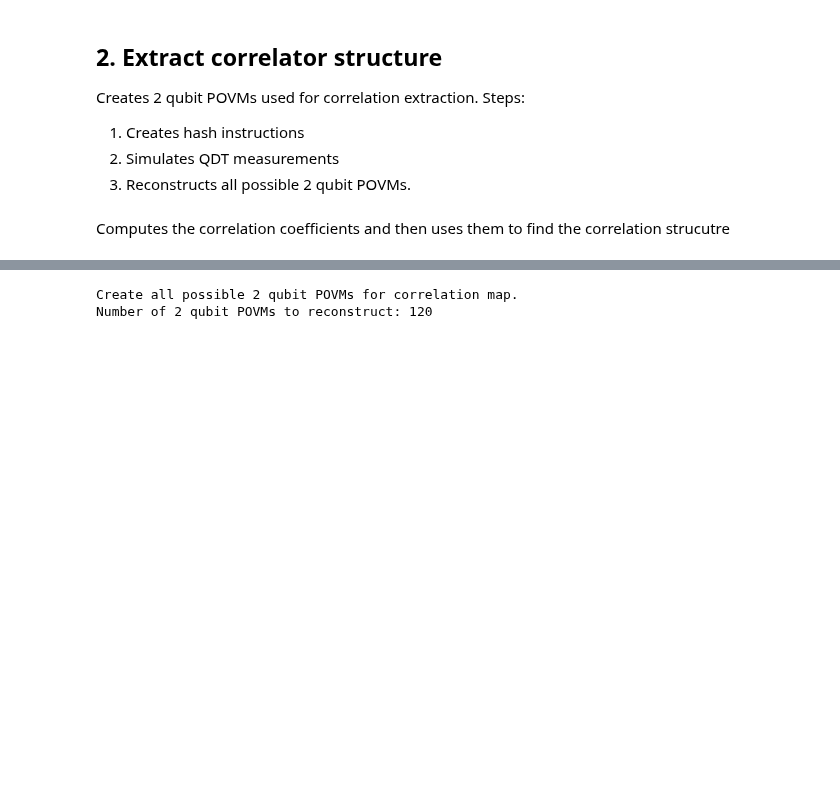
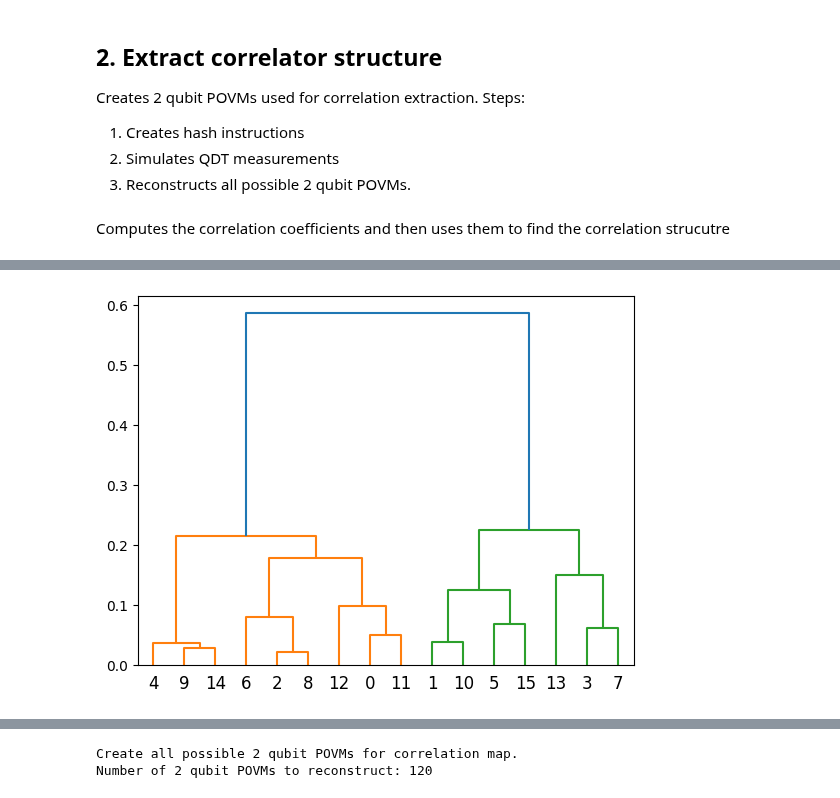
Before and after one commit to AdrianAasen/CREMST, a Jupyter notebook: Scalable_QREM.ipynb, the cells around one changed output, grey strips where cells are left out. Saved outputs shown, nothing was run; the diff lists cells and outputs as text; code cells hidden in the pictures; blank space fills up the shorter version.

```diff
--- a/Scalable_QREM.ipynb
+++ b/Scalable_QREM.ipynb
@@ -380,0 +427,12 @@ Number of 2 qubit POVMs to reconstruct: 120
+# %%
+from scipy.cluster.hierarchy import linkage, dendrogram
+
+# Use Ward's method for hierarchical clustering
+linkage_matrix = linkage(array[np.triu_indices(16, 1)], method='ward')
+#print(linkage_matrix)
+# Plot the dendrogram (optional)
+import matplotlib.pyplot as plt
+dendrogram(linkage_matrix)
+plt.show()
+# %% [output]
+[figure, added]
```
Also changed, not shown: parts of 11 cells of this notebook, 1 other file.
